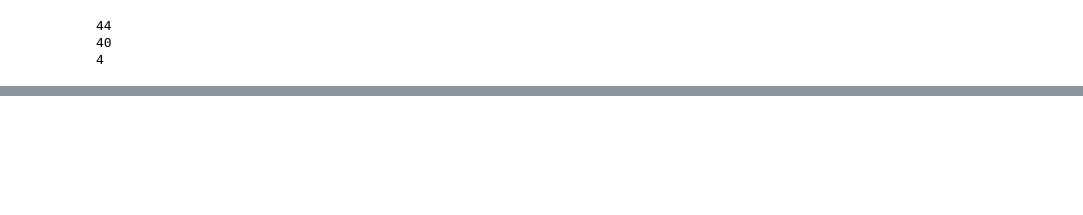
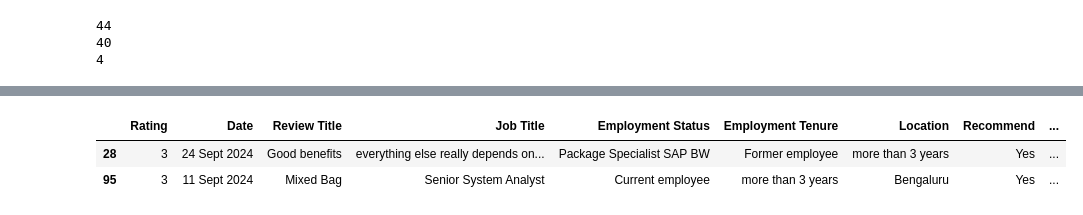
Before and after one commit to sathya-mithra-k/IBM-Work-Environment-Insights, a Jupyter notebook: GD_preprocessing.ipynb, the cells around one changed output, grey strips where cells are left out. Cells and saved outputs as stored; diff of their text form; code cells hidden in the pictures; blank space fills up the shorter version.

```diff
--- a/GD_preprocessing.ipynb
+++ b/GD_preprocessing.ipynb
@@ -168,0 +189,7 @@ df1.head()
+# %%
+new = df[df1['Date'].isnull()]
+new
+# %% [output]
+|  | Rating | Date | Review Title | Job Title | Employment Status | Employment Tenure | Location | Recommend | ... |
+| 28 | 3 | 24 Sept 2024 | Good benefits | everything else really depends on... | Package Specialist SAP BW | Former employee | more than 3 years | Yes | ... |
+| 95 | 3 | 11 Sept 2024 | Mixed Bag | Senior System Analyst | Current employee | more than 3 years | Bengaluru | Yes | ... |
```
Also changed, not shown: parts of 7 cells of this notebook, 1 other file.
